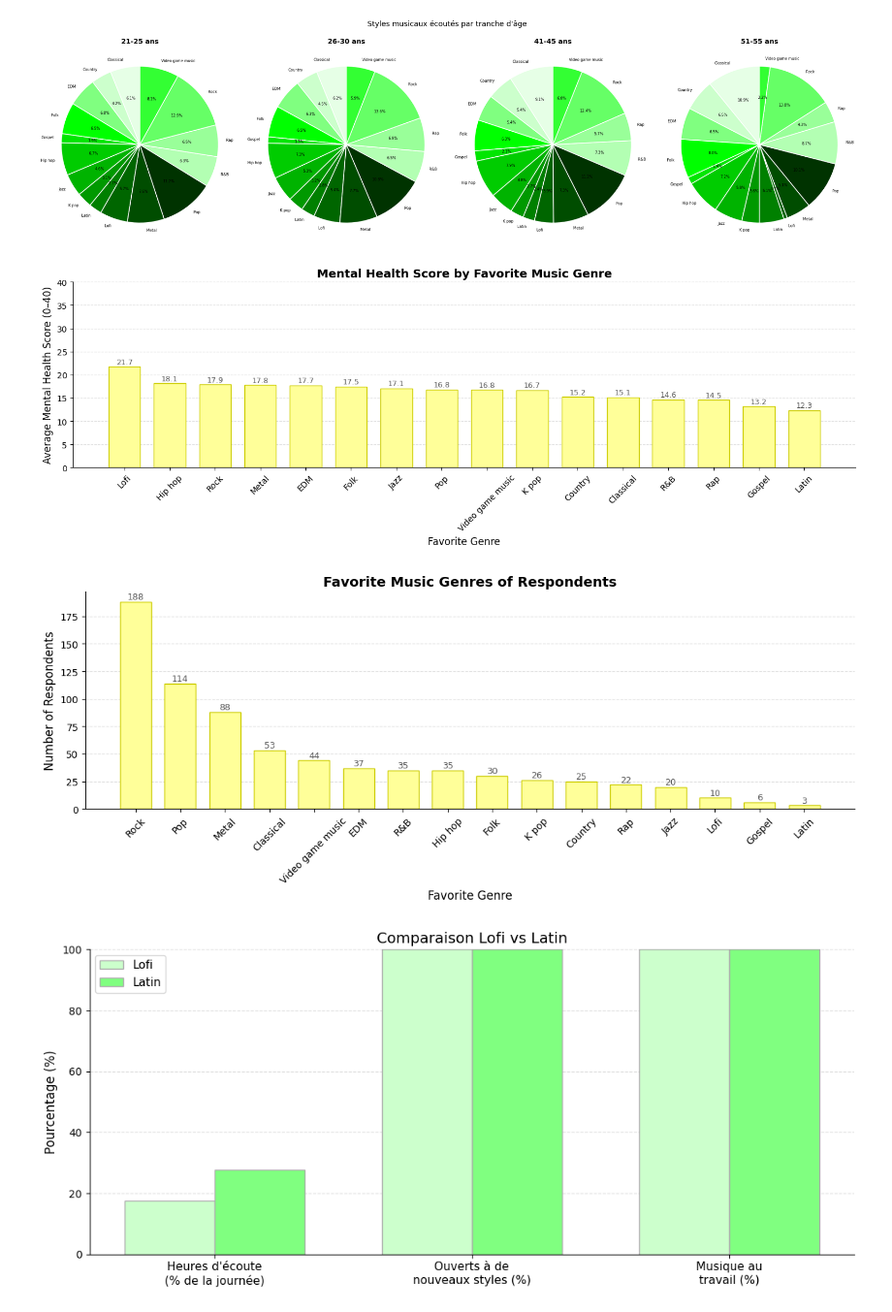
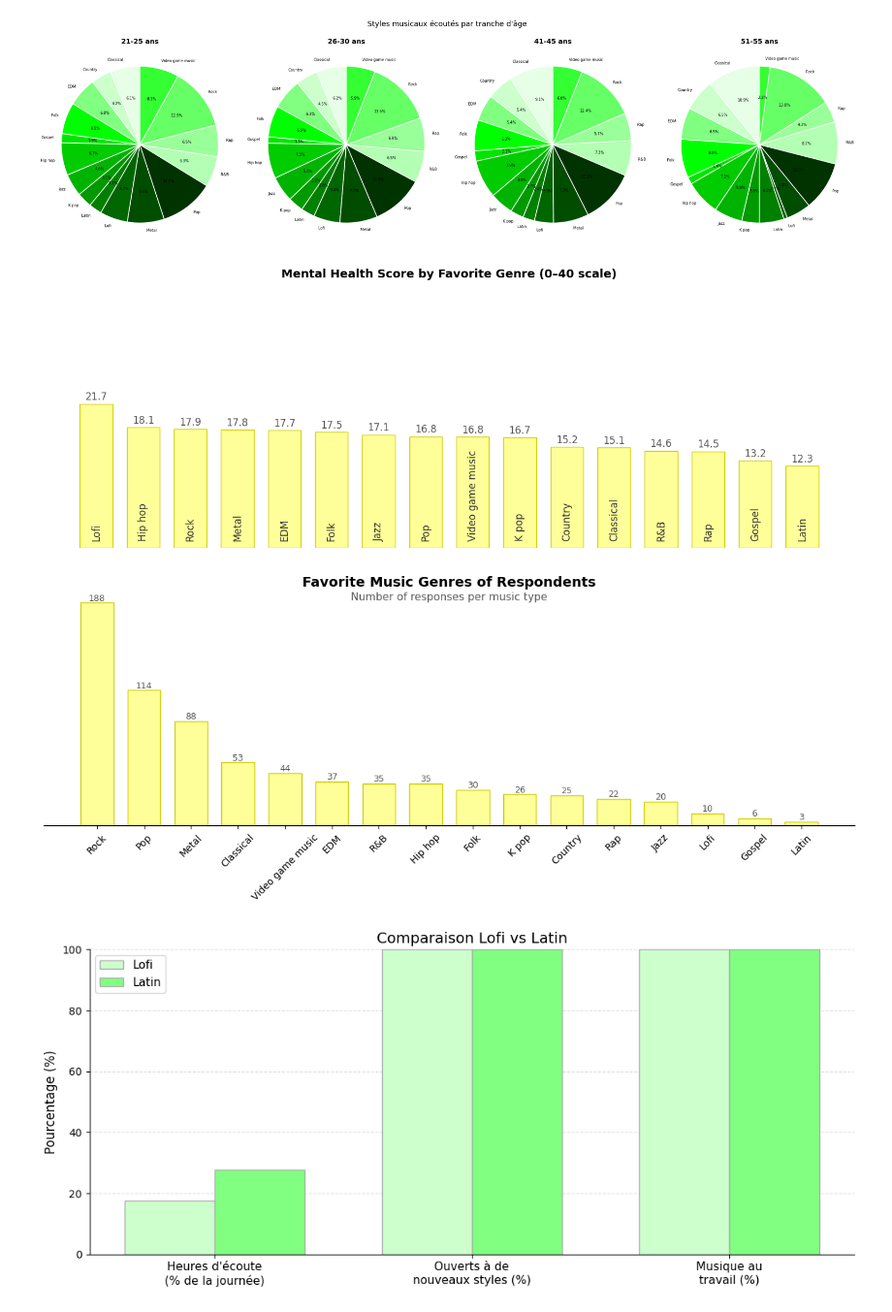
Before and after one commit to lrondal/I-am-hungry, a Jupyter notebook: project_dataVis_Letort_Rondal.ipynb, the cells around one changed output. Shown at 97% size. Cells and saved outputs as stored; diff of their text form; code cells hidden in the pictures.

Commit message:
Cleaning some charts

```diff
--- a/project_dataVis_Letort_Rondal.ipynb
+++ b/project_dataVis_Letort_Rondal.ipynb
@@ -265,26 +268,45 @@ plt.show()
 # %%
 genre_stats = df.groupby('Fav genre')['Mental Health'].mean().sort_values(ascending=False)
 
 fig, ax = plt.subplots(figsize=(14, 5))
 style_ax(ax, fig)
 
 bars = ax.bar(genre_stats.index, genre_stats.values,
               color=YELLOWS[3], edgecolor='#cccc00', width=0.7)
 
+# Valeurs au-dessus des barres
 for bar in bars:
     ax.text(bar.get_x() + bar.get_width() / 2, bar.get_height() + 0.2,
-            f'{bar.get_height():.1f}', ha='center', va='bottom', fontsize=9, color='#555')
+            f'{bar.get_height():.1f}', ha='center', va='bottom',
+            fontsize=12, color='#555')
 
-ax.set_xlabel('Favorite Genre', fontsize=12)
-ax.set_ylabel('Average Mental Health Score (0–40)', fontsize=12)
-ax.set_title('Mental Health Score by Favorite Music Genre', fontsize=14, fontweight='bold')
+for bar, label in zip(bars, genre_stats.index):
+    ax.text(bar.get_x() + bar.get_width() / 2,
+            1,  # position proche du bas
+            label,
+            ha='center',
+            va='bottom',
+            rotation=90,
+            fontsize=12,
+            color='#333')
+
+ax.set_xticks([])
+ax.set_yticks([])
+
+for spine in ax.spines.values():
+    spine.set_visible(False)
+
+ax.grid(False)
+
+ax.set_title('Mental Health Score by Favorite Genre (0–40 scale)',
+             fontsize=14, fontweight='bold')
+
 ax.set_ylim(0, 40)
-ax.tick_params(axis='x', rotation=45)
 
 plt.tight_layout()
 plt.show()
 # %% [output]
-[figure, old version]
+[figure, new version]
 # %%
 genre_counts = df['Fav genre'].value_counts().reset_index()
 genre_counts.columns = ['Genre', 'Count']
@@ -299,15 +321,21 @@ for bar in bars:
     ax.text(bar.get_x() + bar.get_width() / 2, bar.get_height() + 0.5,
             str(int(bar.get_height())), ha='center', va='bottom', fontsize=9, color='#555')
 
-ax.set_xlabel('Favorite Genre', fontsize=12)
-ax.set_ylabel('Number of Respondents', fontsize=12)
+
+ax.yaxis.set_visible(False)   # retire l'axe Y
+ax.xaxis.label.set_visible(False)
+ax.grid(False)                # retire la grille
+ax.spines[['left']].set_visible(False)
+
+fig.text(0.5, 0.90, 'Number of responses per music type', ha='center', fontsize=11, color='#555')
+
 ax.set_title('Favorite Music Genres of Respondents', fontsize=14, fontweight='bold')
 ax.tick_params(axis='x', rotation=45)
 
 plt.tight_layout()
 plt.show()
 # %% [output]
-[figure, old version]
+[figure, new version]
 # %%
 df['Exploratory_num'] = (df['Exploratory'] == 'Yes').astype(int)
 df['While working_num'] = (df['While working'] == 'Yes').astype(int)
```
Also changed, not shown: parts of 3 cells of this notebook.
